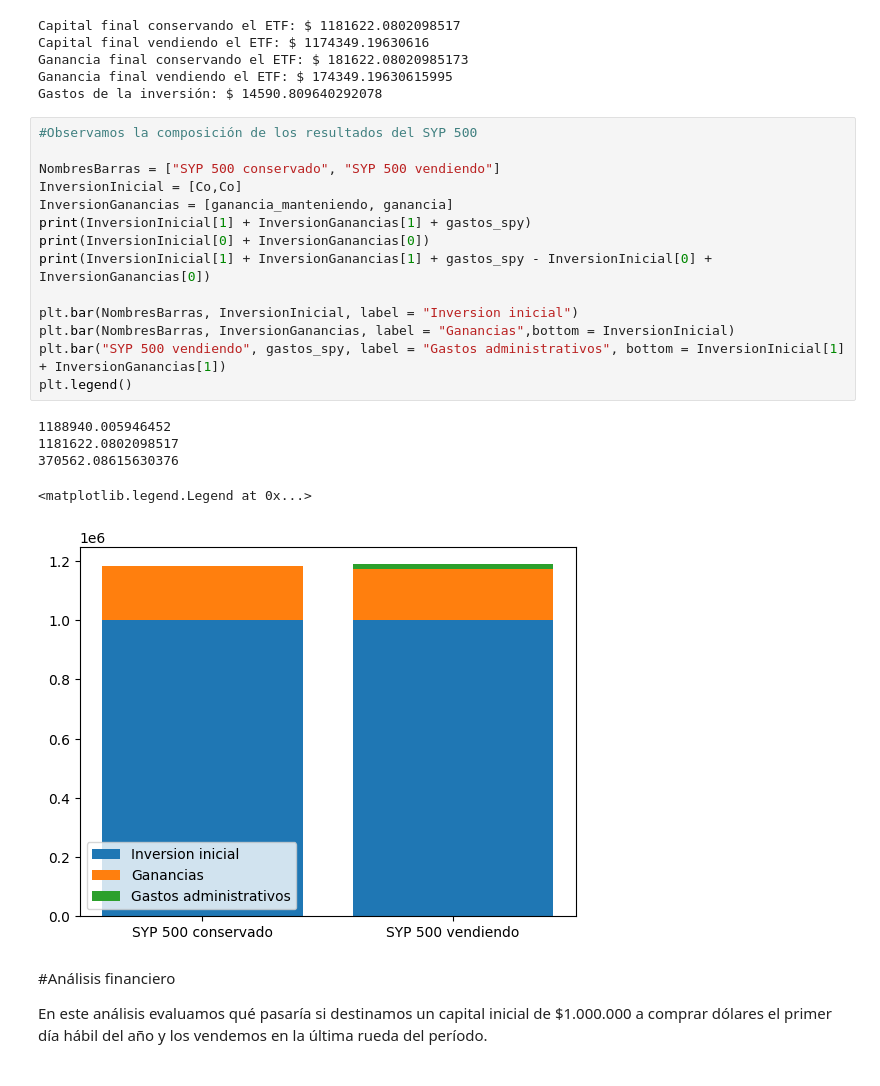
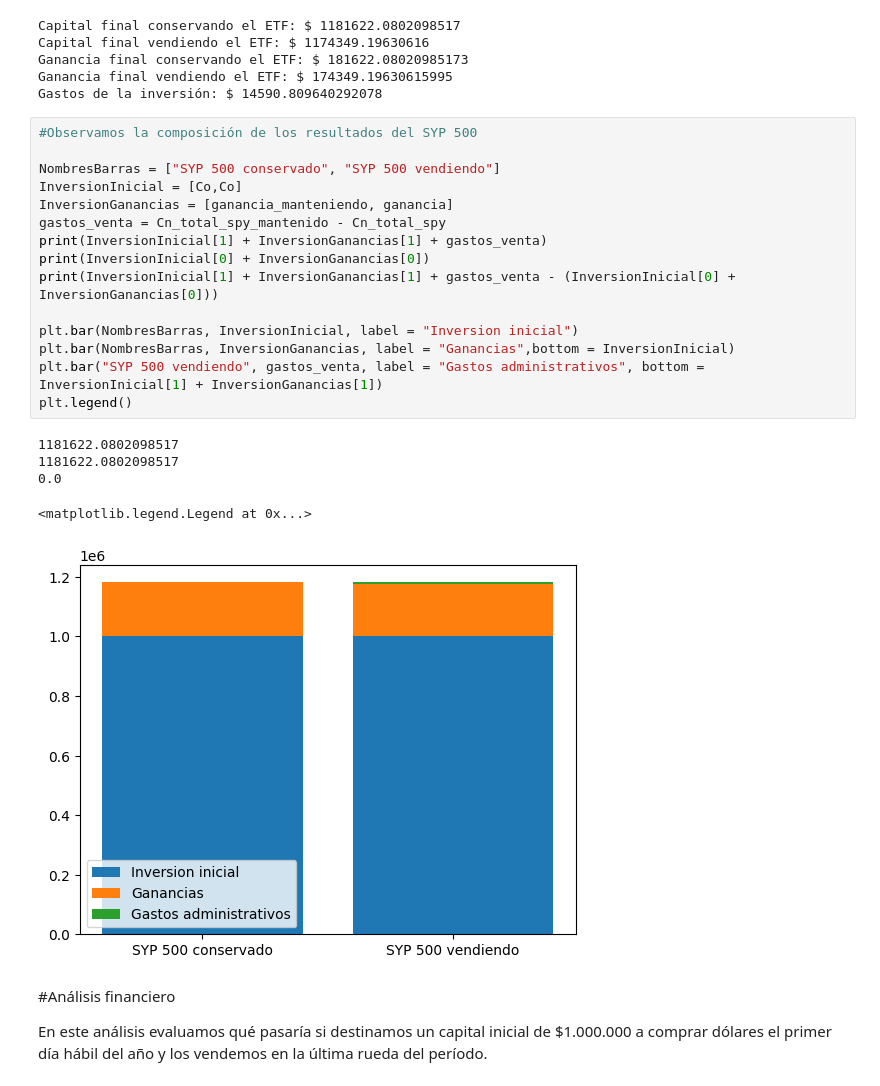
Before and after one commit to fnlopezsanz/TP_Lab_Met_Cuantitativos_Inversiones, a Jupyter notebook: notebook_inversiones.ipynb, the cells around one changed output. Saved outputs shown, nothing was run; the diff lists cells and outputs as text.

```diff
--- a/notebook_inversiones.ipynb
+++ b/notebook_inversiones.ipynb
@@ -388,23 +388,24 @@ Gastos de la inversión: $ 14590.809640292078
 # %%
 #Observamos la composición de los resultados del SYP 500
 
 NombresBarras = ["SYP 500 conservado", "SYP 500 vendiendo"]
 InversionInicial = [Co,Co]
 InversionGanancias = [ganancia_manteniendo, ganancia]
-print(InversionInicial[1] + InversionGanancias[1] + gastos_spy)
+gastos_venta = Cn_total_spy_mantenido - Cn_total_spy
+print(InversionInicial[1] + InversionGanancias[1] + gastos_venta)
 print(InversionInicial[0] + InversionGanancias[0])
-print(InversionInicial[1] + InversionGanancias[1] + gastos_spy - InversionInicial[0] + InversionGanancias[0])
+print(InversionInicial[1] + InversionGanancias[1] + gastos_venta - (InversionInicial[0] + InversionGanancias[0]))
 
 plt.bar(NombresBarras, InversionInicial, label = "Inversion inicial")
 plt.bar(NombresBarras, InversionGanancias, label = "Ganancias",bottom = InversionInicial)
-plt.bar("SYP 500 vendiendo", gastos_spy, label = "Gastos administrativos", bottom = InversionInicial[1] + InversionGanancias[1])
+plt.bar("SYP 500 vendiendo", gastos_venta, label = "Gastos administrativos", bottom = InversionInicial[1] + InversionGanancias[1])
 plt.legend()
 # %% [output]
-1188940.005946452
 1181622.0802098517
-370562.08615630376
+1181622.0802098517
+0.0
 <matplotlib.legend.Legend at 0x...>
-[figure, old version]
+[figure, new version]
 # %% [markdown]
 #Análisis financiero
 
```
